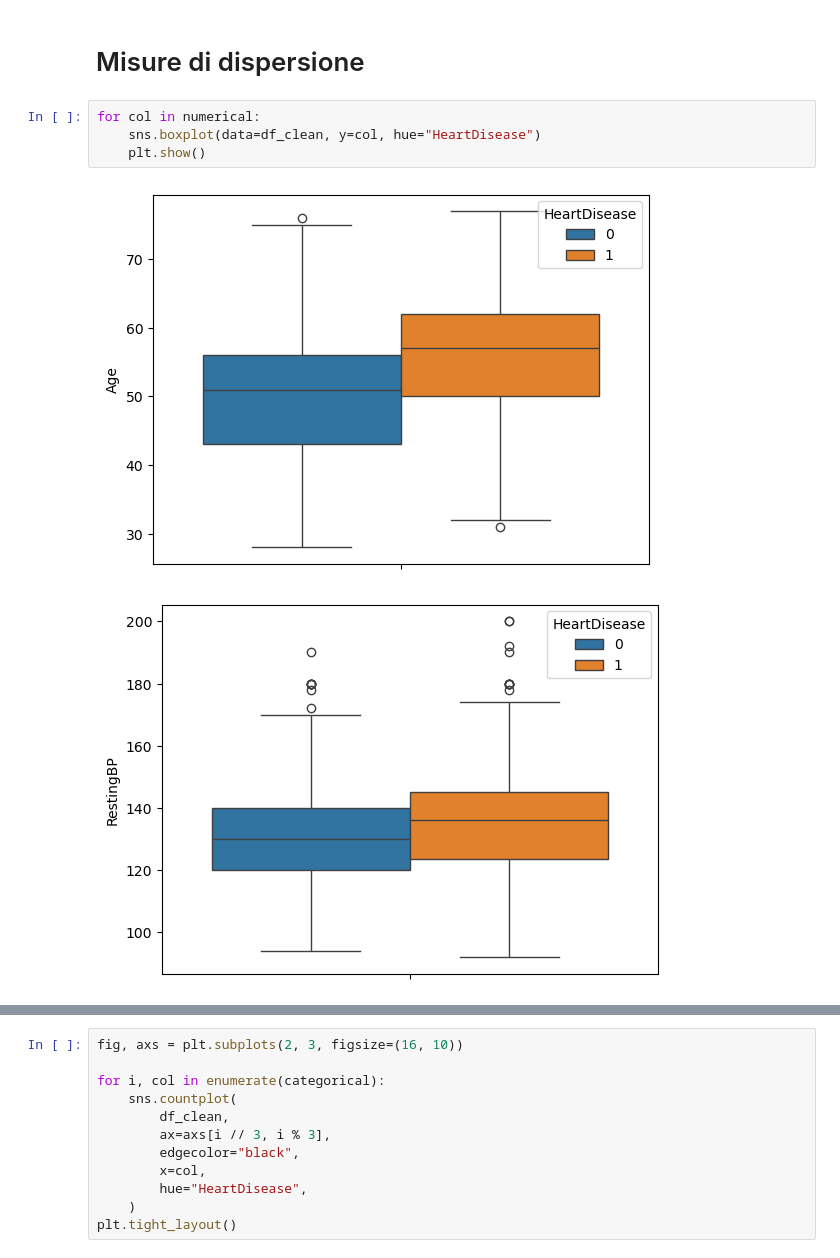
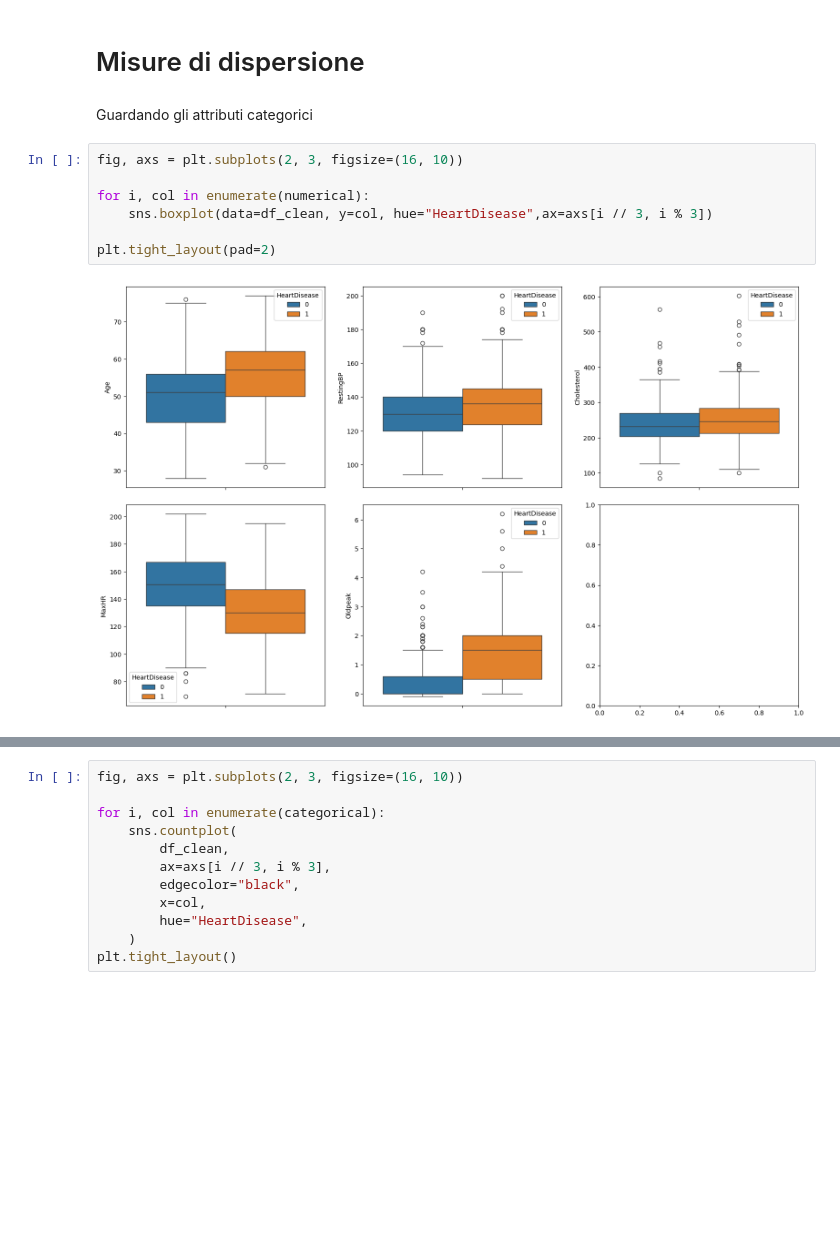
Before and after one commit to AngeloLongano/heart_failure_prediction, a Jupyter notebook: Analysis.ipynb, the cells around one changed output, grey strips where cells are left out. Saved outputs shown, nothing was run; the diff lists cells and outputs as text; blank space fills up the shorter version.

```diff
--- a/Analysis.ipynb
+++ b/Analysis.ipynb
@@ -340,10 +340,14 @@ La mediana per la variabile Oldpeak è 0.5 e il range IQR è [0.0 - 1.5]
 | max | 77.000000 | 200.000000 | 603.000000 | 202.000000 | 6.200000 |
 # %% [markdown]
 # Misure di dispersione
+# %% [markdown]
+Guardando gli attributi categorici
 # %%
-for col in numerical:
-    sns.boxplot(data=df_clean, y=col, hue="HeartDisease")
-    plt.show()
+fig, axs = plt.subplots(2, 3, figsize=(16, 10))
+
+for i, col in enumerate(numerical):
+    sns.boxplot(data=df_clean, y=col, hue="HeartDisease",ax=axs[i // 3, i % 3])
+
+plt.tight_layout(pad=2)
 # %% [output]
-[figure, old version]
+[figure, new version]
-[figure, removed]
```
Also changed, not shown: parts of 13 cells of this notebook.
